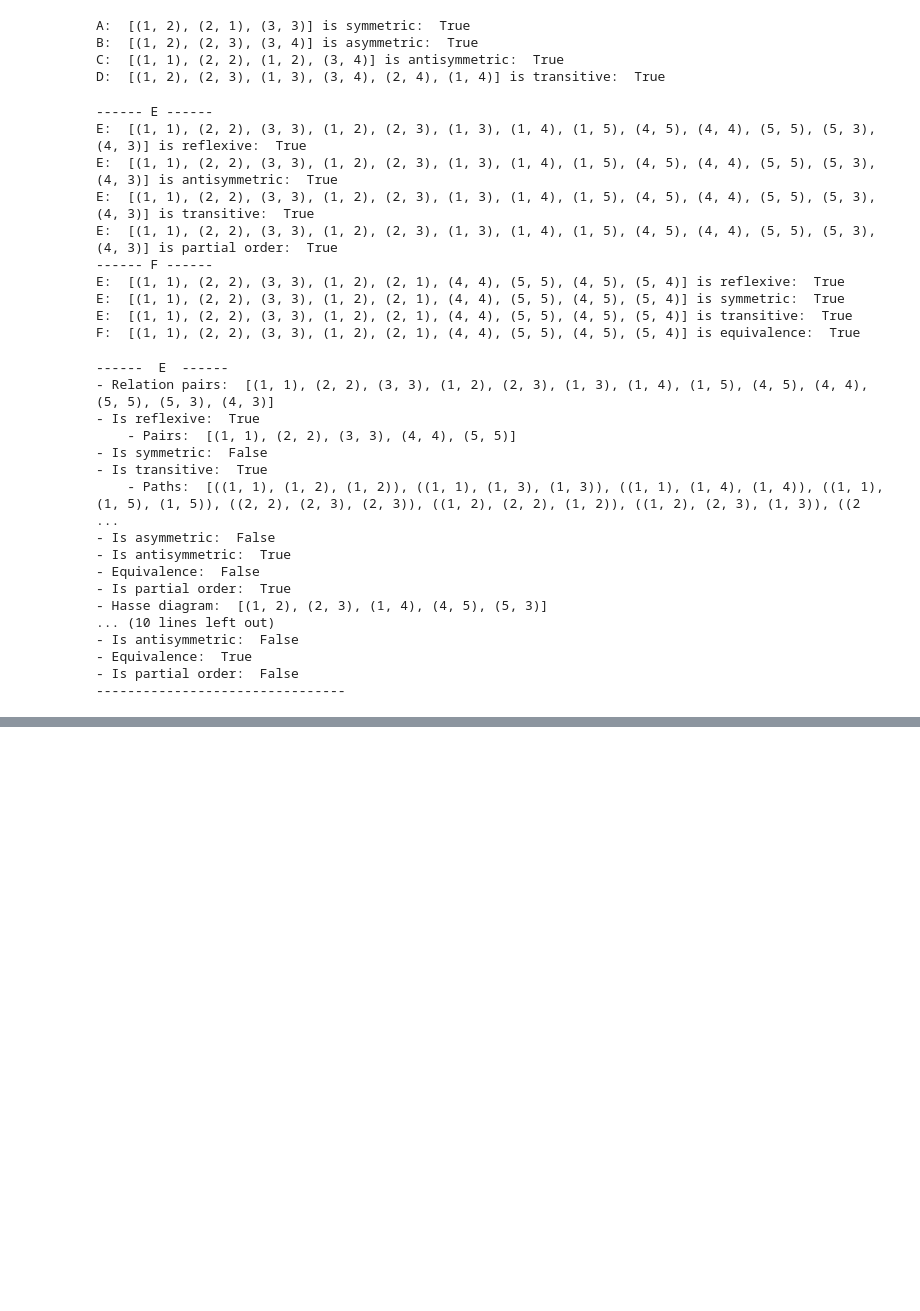
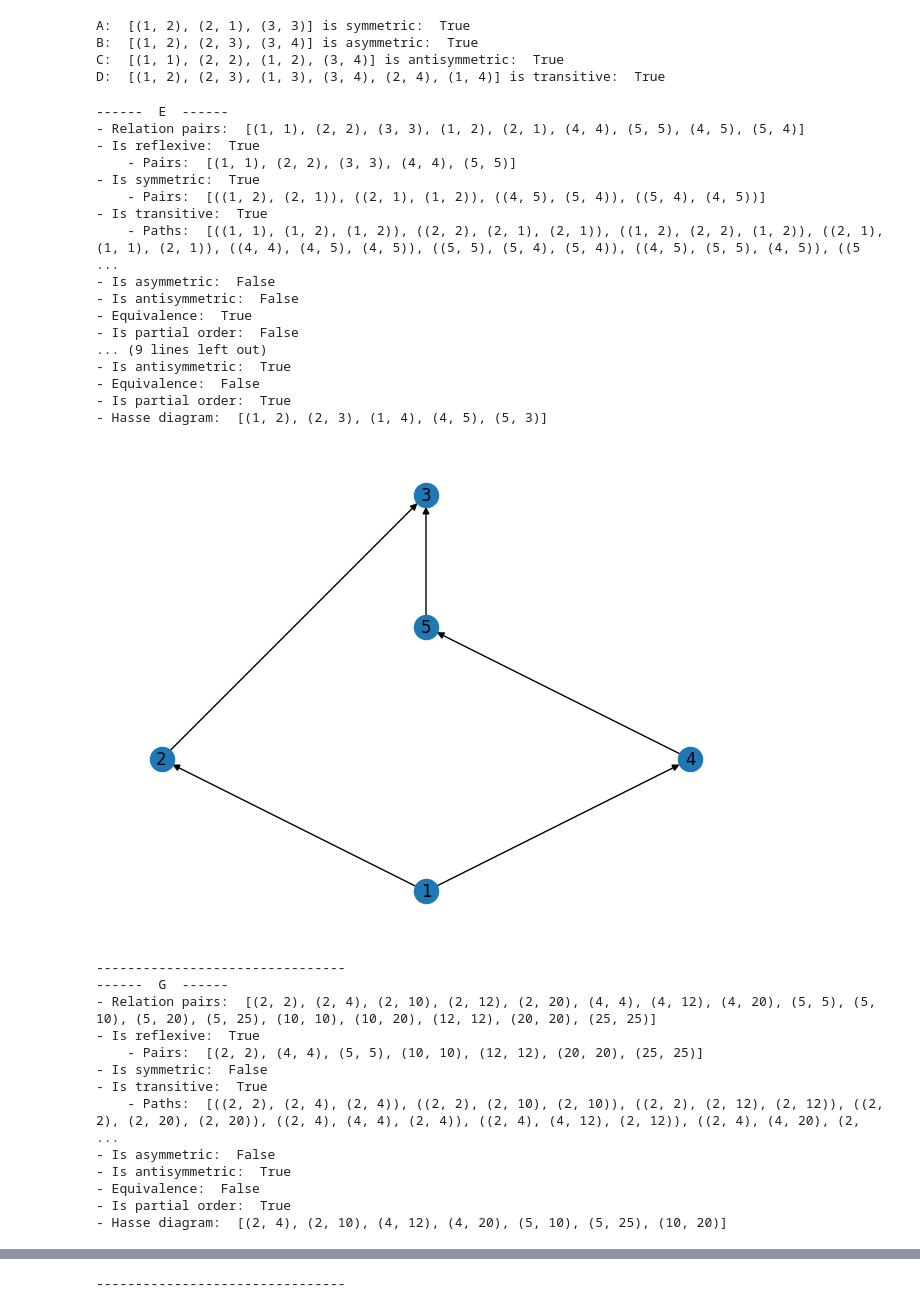
Before and after one commit to palmerov/relaciones, a Jupyter notebook: relations.ipynb, the cells around one changed output, grey strips where cells are left out. Saved outputs shown, nothing was run; the diff lists cells and outputs as text; code cells hidden in the pictures; blank space fills up the shorter version.

Commit message:
feat: plot correct hasse diagram by levels

```diff
--- a/relations.ipynb
+++ b/relations.ipynb
@@ -143,50 +191,55 @@ B:  [(1, 2), (2, 3), (3, 4)] is asymmetric:  True
 C:  [(1, 1), (2, 2), (1, 2), (3, 4)] is antisymmetric:  True
 D:  [(1, 2), (2, 3), (1, 3), (3, 4), (2, 4), (1, 4)] is transitive:  True
 # %%
+# Equivalence
+relation_e = Relation([1, 2, 3, 4, 5], [(1, 1), (2, 2), (3, 3), (1, 2), (2, 1), (4, 4), (5, 5), (4, 5), (5, 4)])
+
 # Partial order
-relation_e = Relation([1, 2, 3, 4, 5], [(1, 1), (2, 2), (3, 3),(1, 2), (2, 3), (1, 3), (1, 4), (1, 5), (4, 5), (4, 4), (5, 5), (5, 3), (4, 3)])
-print('------ E ------')
-print('E: ', relation_e.rel_pairs, 'is reflexive: ', relation_e.is_reflexive())
-print('E: ', relation_e.rel_pairs, 'is antisymmetric: ', relation_e.is_antisymmetric())
-print('E: ', relation_e.rel_pairs, 'is transitive: ', relation_e.is_transitive())
-print('E: ', relation_e.rel_pairs, 'is partial order: ', relation_e.is_partial_order())
+relation_f = Relation([1, 2, 3, 4, 5], [(1, 1), (2, 2), (3, 3),(1, 2), (2, 3), (1, 3), (1, 4), (1, 5), (4, 5), (4, 4), (5, 5), (5, 3), (4, 3)])
 
-# Equivalence
-relation_f = Relation([1, 2, 3, 4, 5], [(1, 1), (2, 2), (3, 3), (1, 2), (2, 1), (4, 4), (5, 5), (4, 5), (5, 4)])
-print('------ F ------')
-print('E: ', relation_f.rel_pairs, 'is reflexive: ', relation_f.is_reflexive())
-print('E: ', relation_f.rel_pairs, 'is symmetric: ', relation_f.is_symmetric())
-print('E: ', relation_f.rel_pairs, 'is transitive: ', relation_f.is_transitive())
-print('F: ', relation_f.rel_pairs, 'is equivalence: ', relation_f.is_equivalence())
+# Partial order
+relation_g = Relation([2, 4, 5, 10, 12, 20, 25], [
+    (2, 2), (2, 4), (2, 10), (2, 12), (2, 20),
+    (4, 4), (4, 12), (4, 20),
+    (5, 5), (5, 10), (5, 20), (5, 25),
+    (10, 10), (10, 20),
+    (12, 12),
+    (20, 20),
+    (25, 25)
+])
-# %% [output]
------- E ------
-E:  [(1, 1), (2, 2), (3, 3), (1, 2), (2, 3), (1, 3), (1, 4), (1, 5), (4, 5), (4, 4), (5, 5), (5, 3), (4, 3)] is reflexive:  True
-E:  [(1, 1), (2, 2), (3, 3), (1, 2), (2, 3), (1, 3), (1, 4), (1, 5), (4, 5), (4, 4), (5, 5), (5, 3), (4, 3)] is antisymmetric:  True
-E:  [(1, 1), (2, 2), (3, 3), (1, 2), (2, 3), (1, 3), (1, 4), (1, 5), (4, 5), (4, 4), (5, 5), (5, 3), (4, 3)] is transitive:  True
-E:  [(1, 1), (2, 2), (3, 3), (1, 2), (2, 3), (1, 3), (1, 4), (1, 5), (4, 5), (4, 4), (5, 5), (5, 3), (4, 3)] is partial order:  True
------- F ------
-E:  [(1, 1), (2, 2), (3, 3), (1, 2), (2, 1), (4, 4), (5, 5), (4, 5), (5, 4)] is reflexive:  True
-E:  [(1, 1), (2, 2), (3, 3), (1, 2), (2, 1), (4, 4), (5, 5), (4, 5), (5, 4)] is symmetric:  True
-E:  [(1, 1), (2, 2), (3, 3), (1, 2), (2, 1), (4, 4), (5, 5), (4, 5), (5, 4)] is transitive:  True
-F:  [(1, 1), (2, 2), (3, 3), (1, 2), (2, 1), (4, 4), (5, 5), (4, 5), (5, 4)] is equivalence:  True
 # %%
 show_properties(relation_e, 'E')
 show_properties(relation_f, 'F')
+show_properties(relation_g, 'G')
 # %% [output]
 ------  E  ------
-- Relation pairs:  [(1, 1), (2, 2), (3, 3), (1, 2), (2, 3), (1, 3), (1, 4), (1, 5), (4, 5), (4, 4), (5, 5), (5, 3), (4, 3)]
+- Relation pairs:  [(1, 1), (2, 2), (3, 3), (1, 2), (2, 1), (4, 4), (5, 5), (4, 5), (5, 4)]
 - Is reflexive:  True
     - Pairs:  [(1, 1), (2, 2), (3, 3), (4, 4), (5, 5)]
-- Is symmetric:  False
+- Is symmetric:  True
+    - Pairs:  [((1, 2), (2, 1)), ((2, 1), (1, 2)), ((4, 5), (5, 4)), ((5, 4), (4, 5))]
 - Is transitive:  True
-    - Paths:  [((1, 1), (1, 2), (1, 2)), ((1, 1), (1, 3), (1, 3)), ((1, 1), (1, 4), (1, 4)), ((1, 1), (1, 5), (1, 5)), ((2, 2), (2, 3), (2, 3)), ((1, 2), (2, 2), (1, 2)), ((1, 2), (2, 3), (1, 3)), ((2 ...
+    - Paths:  [((1, 1), (1, 2), (1, 2)), ((2, 2), (2, 1), (2, 1)), ((1, 2), (2, 2), (1, 2)), ((2, 1), (1, 1), (2, 1)), ((4, 4), (4, 5), (4, 5)), ((5, 5), (5, 4), (5, 4)), ((4, 5), (5, 5), (4, 5)), ((5 ...
 - Is asymmetric:  False
+- Is antisymmetric:  False
+- Equivalence:  True
+- Is partial order:  False
+... (9 lines left out)
 - Is antisymmetric:  True
 - Equivalence:  False
 - Is partial order:  True
 - Hasse diagram:  [(1, 2), (2, 3), (1, 4), (4, 5), (5, 3)]
-... (10 lines left out)
-- Is antisymmetric:  False
-- Equivalence:  True
-- Is partial order:  False
---------------------------------
+[figure, added]
+--------------------------------
+------  G  ------
+- Relation pairs:  [(2, 2), (2, 4), (2, 10), (2, 12), (2, 20), (4, 4), (4, 12), (4, 20), (5, 5), (5, 10), (5, 20), (5, 25), (10, 10), (10, 20), (12, 12), (20, 20), (25, 25)]
+- Is reflexive:  True
+    - Pairs:  [(2, 2), (4, 4), (5, 5), (10, 10), (12, 12), (20, 20), (25, 25)]
+- Is symmetric:  False
+- Is transitive:  True
+    - Paths:  [((2, 2), (2, 4), (2, 4)), ((2, 2), (2, 10), (2, 10)), ((2, 2), (2, 12), (2, 12)), ((2, 2), (2, 20), (2, 20)), ((2, 4), (4, 4), (2, 4)), ((2, 4), (4, 12), (2, 12)), ((2, 4), (4, 20), (2, ...
+- Is asymmetric:  False
+- Is antisymmetric:  True
+- Equivalence:  False
+- Is partial order:  True
+- Hasse diagram:  [(2, 4), (2, 10), (4, 12), (4, 20), (5, 10), (5, 25), (10, 20)]
@@ -192,0 +247 @@ show_properties(relation_f, 'F')
+--------------------------------
```
Also changed, not shown: parts of 4 cells of this notebook.
